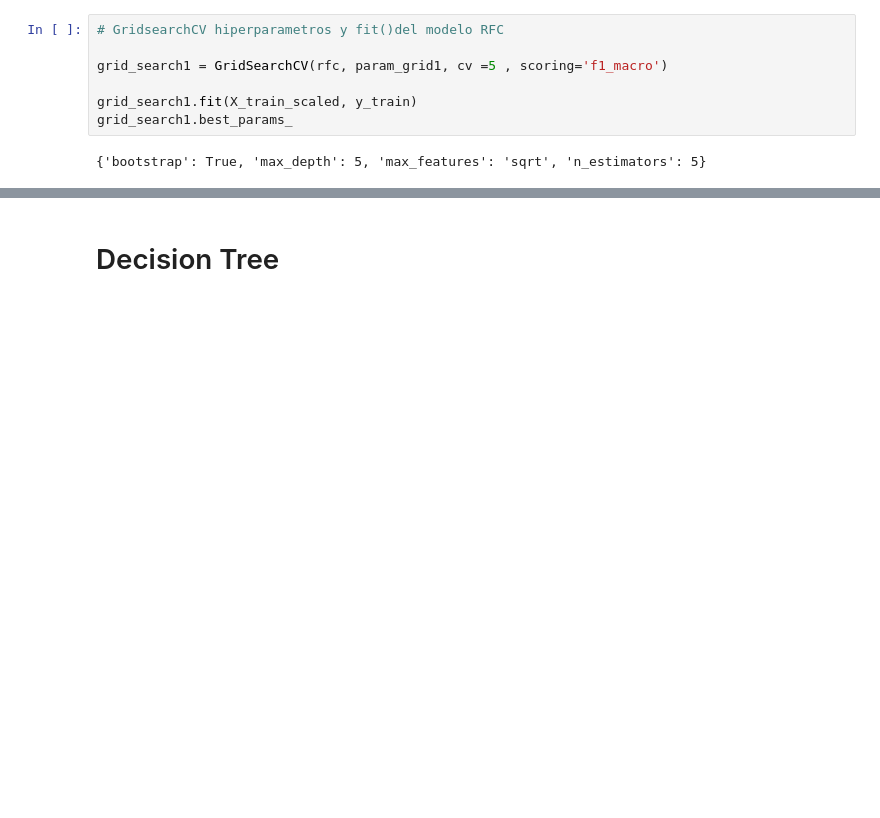
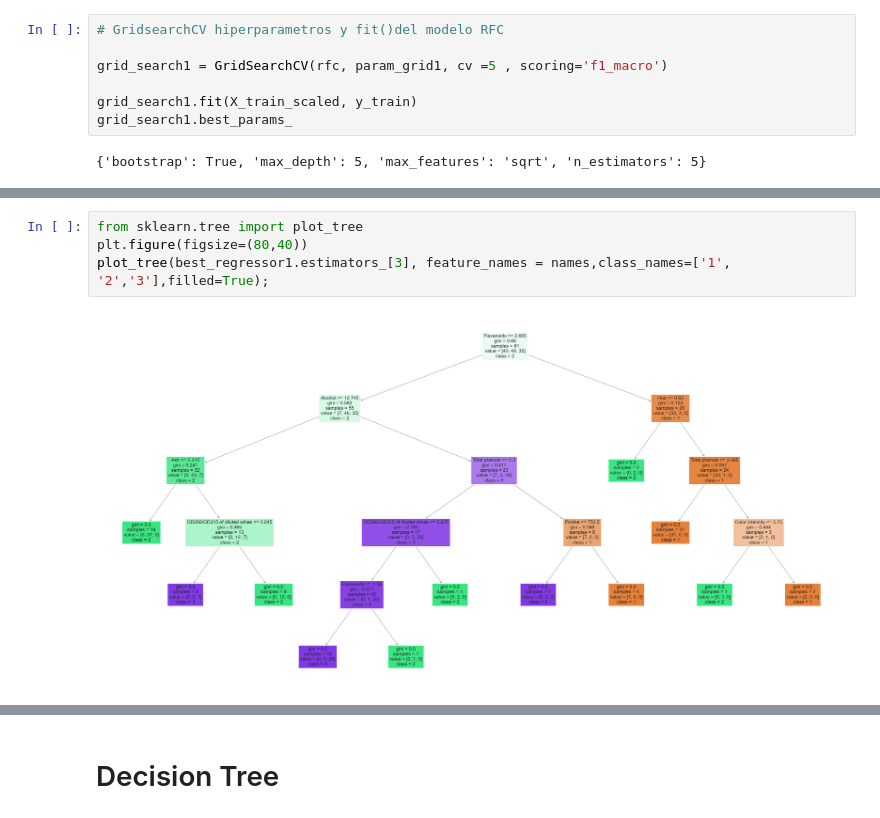
Before and after one commit to Llapi7/ML_classification, a Jupyter notebook: M7_01.ipynb, the cells around one changed output, grey strips where cells are left out. Drawn from its saved outputs; the diff is of its cells as text; blank space fills up the shorter version.

```diff
--- a/M7_01.ipynb
+++ b/M7_01.ipynb
@@ -239,0 +241,6 @@ weighted avg       0.94      0.94      0.94        54
+# %%
+from sklearn.tree import plot_tree
+plt.figure(figsize=(80,40))
+plot_tree(best_regressor1.estimators_[3], feature_names = names,class_names=['1', '2','3'],filled=True);
+# %% [output]
+[figure, added]
```
Also changed, not shown: parts of 25 cells of this notebook.
